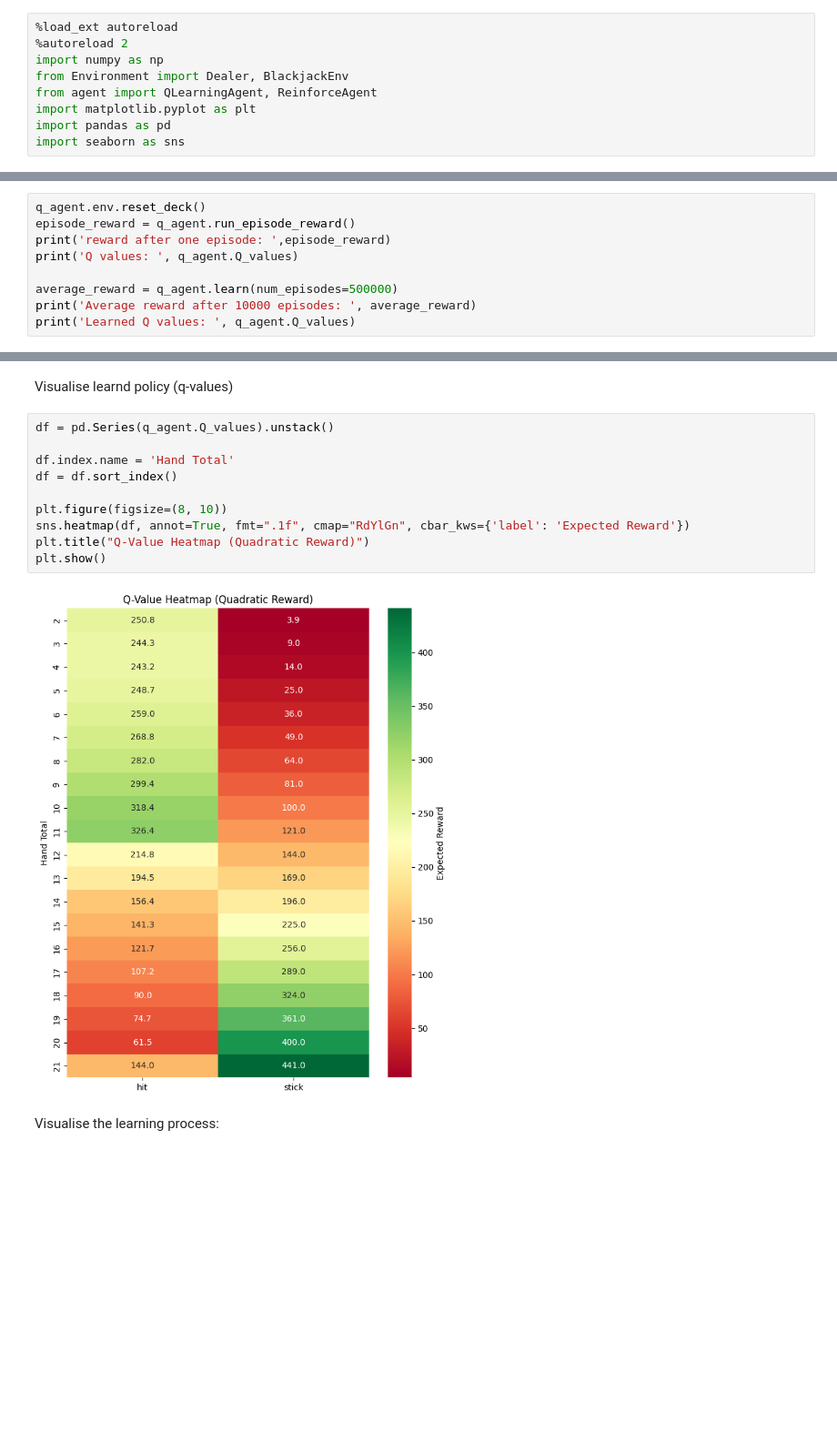
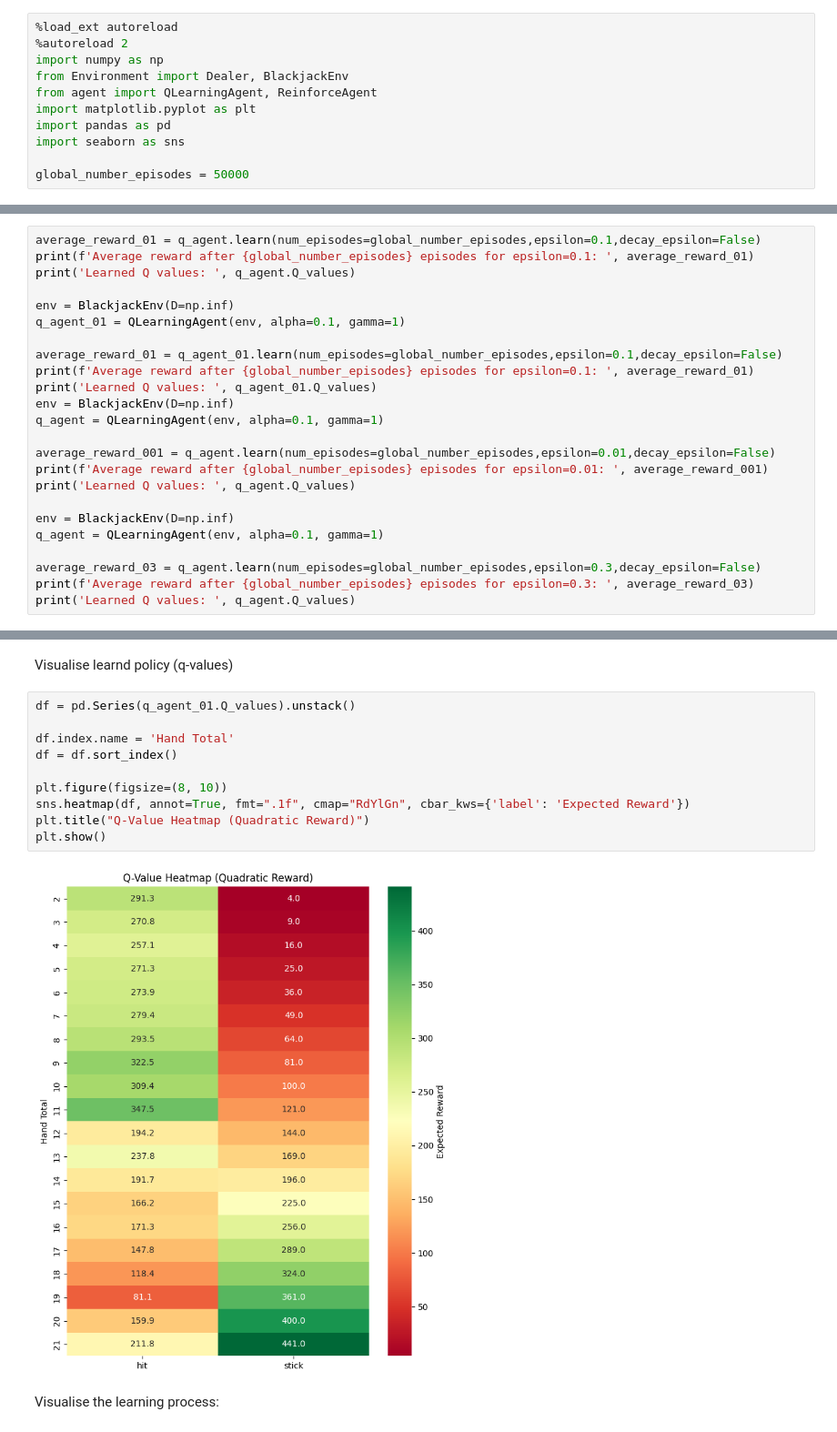
Before and after one commit to RowanEvers/MLiS-P1-blackjack, a Jupyter notebook: Test_notebook.ipynb, the cells around one changed output, grey strips where cells are left out. Shown at 91% size. Cells and saved outputs as stored; diff of their text form; blank space fills up the shorter version.

```diff
--- a/Test_notebook.ipynb
+++ b/Test_notebook.ipynb
@@ -7,3 +7,5 @@ from agent import QLearningAgent, ReinforceAgent
 import matplotlib.pyplot as plt
 import pandas as pd
 import seaborn as sns
+
+global_number_episodes = 50000
@@ -56,10 +39,25 @@ q_agent = QLearningAgent(env, alpha=0.001, gamma=1, epsilon_end=0.01)
 # %%
-q_agent.env.reset_deck()
-episode_reward = q_agent.run_episode_reward()
-print('reward after one episode: ',episode_reward)
-print('Q values: ', q_agent.Q_values)
+average_reward_01 = q_agent.learn(num_episodes=global_number_episodes,epsilon=0.1,decay_epsilon=False)
+print(f'Average reward after {global_number_episodes} episodes for epsilon=0.1: ', average_reward_01)
+print('Learned Q values: ', q_agent.Q_values)
 
-average_reward = q_agent.learn(num_episodes=500000)
-print('Average reward after 10000 episodes: ', average_reward)
+env = BlackjackEnv(D=np.inf)
+q_agent_01 = QLearningAgent(env, alpha=0.1, gamma=1)
+
+average_reward_01 = q_agent_01.learn(num_episodes=global_number_episodes,epsilon=0.1,decay_epsilon=False)
+print(f'Average reward after {global_number_episodes} episodes for epsilon=0.1: ', average_reward_01)
+print('Learned Q values: ', q_agent_01.Q_values)
+env = BlackjackEnv(D=np.inf)
+q_agent = QLearningAgent(env, alpha=0.1, gamma=1)
+
+average_reward_001 = q_agent.learn(num_episodes=global_number_episodes,epsilon=0.01,decay_epsilon=False)
+print(f'Average reward after {global_number_episodes} episodes for epsilon=0.01: ', average_reward_001)
 print('Learned Q values: ', q_agent.Q_values)
+
+env = BlackjackEnv(D=np.inf)
+q_agent = QLearningAgent(env, alpha=0.1, gamma=1)
+
+average_reward_03 = q_agent.learn(num_episodes=global_number_episodes,epsilon=0.3,decay_epsilon=False)
+print(f'Average reward after {global_number_episodes} episodes for epsilon=0.3: ', average_reward_03)
+print('Learned Q values: ', q_agent.Q_values)
 # %% [output]
@@ -83,17 +81,17 @@ Average reward after 10000 episodes:  [49, 100, 9, 100, 121, 100, 49, 25, 25, 10
 # %% [markdown]
 Visualise learnd policy (q-values)
 # %%
-df = pd.Series(q_agent.Q_values).unstack()
+df = pd.Series(q_agent_01.Q_values).unstack()
 
 df.index.name = 'Hand Total'
 df = df.sort_index()
 
 plt.figure(figsize=(8, 10))
 sns.heatmap(df, annot=True, fmt=".1f", cmap="RdYlGn", cbar_kws={'label': 'Expected Reward'})
 plt.title("Q-Value Heatmap (Quadratic Reward)")
 plt.show()
 # %% [output]
-[figure, old version]
+[figure, new version]
 # %% [markdown]
 Visualise the learning process:
 # %%
```
Also changed, not shown: parts of 22 cells of this notebook, 2 other files.
